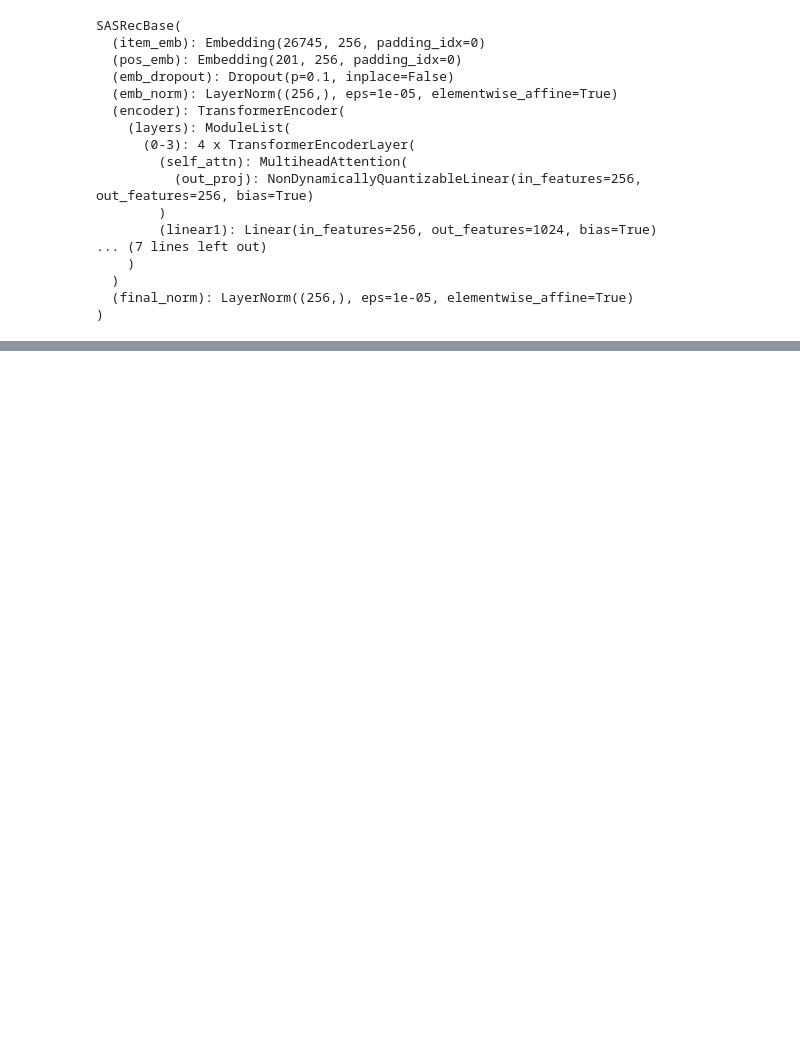
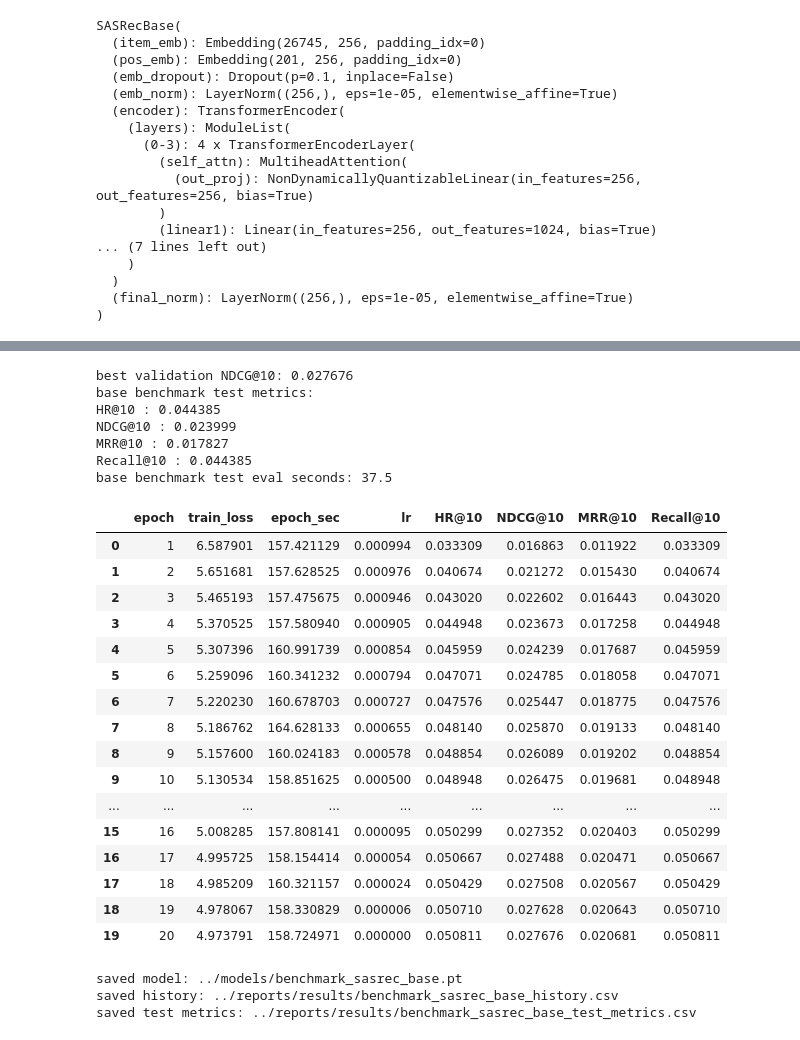
Before and after one commit to Dzuy123/movie-transformer-recommender, a Jupyter notebook: notebooks/02_benchmark_ml20m_full_positive.ipynb, the cells around one changed output, grey strips where cells are left out. Drawn from its saved outputs; the diff is of its cells as text; code cells hidden in the pictures; blank space fills up the shorter version.

Commit message:
Model update

```diff
--- a/notebooks/02_benchmark_ml20m_full_positive.ipynb
+++ b/notebooks/02_benchmark_ml20m_full_positive.ipynb
@@ -864,0 +926,79 @@ OutOfMemoryError: CUDA out of memory. Tried to allocate 50.00 MiB. GPU 0 has a t
+# %%
+
+# Q — evaluate and save stronger benchmark base
+base_model.load_state_dict(best_state_base)
+
+test_start_base = time.perf_counter()
+test_metrics_base = evaluate_topk(base_model, test_loader, device, k=10)
+test_sec_base = time.perf_counter() - test_start_base
+
+print("best validation NDCG@10:", round(best_val_ndcg_base, 6))
+print("base benchmark test metrics:")
+for k, v in test_metrics_base.items():
+    print(k, ":", round(v, 6))
+print("base benchmark test eval seconds:", round(test_sec_base, 2))
+
+history_base_df = pd.DataFrame(history_base)
+history_base_df
+# %% [output]
+best validation NDCG@10: 0.027676
+base benchmark test metrics:
+HR@10 : 0.044385
+NDCG@10 : 0.023999
+MRR@10 : 0.017827
+Recall@10 : 0.044385
+base benchmark test eval seconds: 37.5
+|  | epoch | train_loss | epoch_sec | lr | HR@10 | NDCG@10 | MRR@10 | Recall@10 |
+| 0 | 1 | 6.587901 | 157.421129 | 0.000994 | 0.033309 | 0.016863 | 0.011922 | 0.033309 |
+| 1 | 2 | 5.651681 | 157.628525 | 0.000976 | 0.040674 | 0.021272 | 0.015430 | 0.040674 |
+| 2 | 3 | 5.465193 | 157.475675 | 0.000946 | 0.043020 | 0.022602 | 0.016443 | 0.043020 |
+| 3 | 4 | 5.370525 | 157.580940 | 0.000905 | 0.044948 | 0.023673 | 0.017258 | 0.044948 |
+| 4 | 5 | 5.307396 | 160.991739 | 0.000854 | 0.045959 | 0.024239 | 0.017687 | 0.045959 |
+| 5 | 6 | 5.259096 | 160.341232 | 0.000794 | 0.047071 | 0.024785 | 0.018058 | 0.047071 |
+| 6 | 7 | 5.220230 | 160.678703 | 0.000727 | 0.047576 | 0.025447 | 0.018775 | 0.047576 |
+| 7 | 8 | 5.186762 | 164.628133 | 0.000655 | 0.048140 | 0.025870 | 0.019133 | 0.048140 |
+| 8 | 9 | 5.157600 | 160.024183 | 0.000578 | 0.048854 | 0.026089 | 0.019202 | 0.048854 |
+| 9 | 10 | 5.130534 | 158.851625 | 0.000500 | 0.048948 | 0.026475 | 0.019681 | 0.048948 |
+| ... | ... | ... | ... | ... | ... | ... | ... | ... |
+| 15 | 16 | 5.008285 | 157.808141 | 0.000095 | 0.050299 | 0.027352 | 0.020403 | 0.050299 |
+| 16 | 17 | 4.995725 | 158.154414 | 0.000054 | 0.050667 | 0.027488 | 0.020471 | 0.050667 |
+| 17 | 18 | 4.985209 | 160.321157 | 0.000024 | 0.050429 | 0.027508 | 0.020567 | 0.050429 |
+| 18 | 19 | 4.978067 | 158.330829 | 0.000006 | 0.050710 | 0.027628 | 0.020643 | 0.050710 |
+| 19 | 20 | 4.973791 | 158.724971 | 0.000000 | 0.050811 | 0.027676 | 0.020681 | 0.050811 |
+# %%
+
+# R — save stronger benchmark base outputs
+MODEL_DIR = Path("../models")
+MODEL_DIR.mkdir(parents=True, exist_ok=True)
+
+RESULT_DIR = Path("../reports/results")
+RESULT_DIR.mkdir(parents=True, exist_ok=True)
+
+torch.save(best_state_base, MODEL_DIR / "benchmark_sasrec_base.pt")
+history_base_df.to_csv(RESULT_DIR / "benchmark_sasrec_base_history.csv", index=False)
+
+pd.DataFrame([{
+    "model": "benchmark_sasrec_base",
+    "num_users": num_users,
+    "num_items": num_items,
+    "max_len": MAX_LEN,
+    "d_model": D_MODEL,
+    "n_heads": N_HEADS,
+    "n_layers": N_LAYERS,
+    "dropout": DROPOUT,
+    "batch_size": BATCH_SIZE,
+    "lr": LR,
+    "weight_decay": WEIGHT_DECAY,
+    "epochs": EPOCHS,
+    "train_total_sec": total_train_sec_base,
+    "test_eval_sec": test_sec_base,
+    **test_metrics_base
+}]).to_csv(RESULT_DIR / "benchmark_sasrec_base_test_metrics.csv", index=False)
+
+print("saved model:", MODEL_DIR / "benchmark_sasrec_base.pt")
+print("saved history:", RESULT_DIR / "benchmark_sasrec_base_history.csv")
+print("saved test metrics:", RESULT_DIR / "benchmark_sasrec_base_test_metrics.csv")
+# %% [output]
+saved model: ../models/benchmark_sasrec_base.pt
+saved history: ../reports/results/benchmark_sasrec_base_history.csv
+saved test metrics: ../reports/results/benchmark_sasrec_base_test_metrics.csv
```
Also changed, not shown: parts of 12 cells of this notebook, 6 other files.
